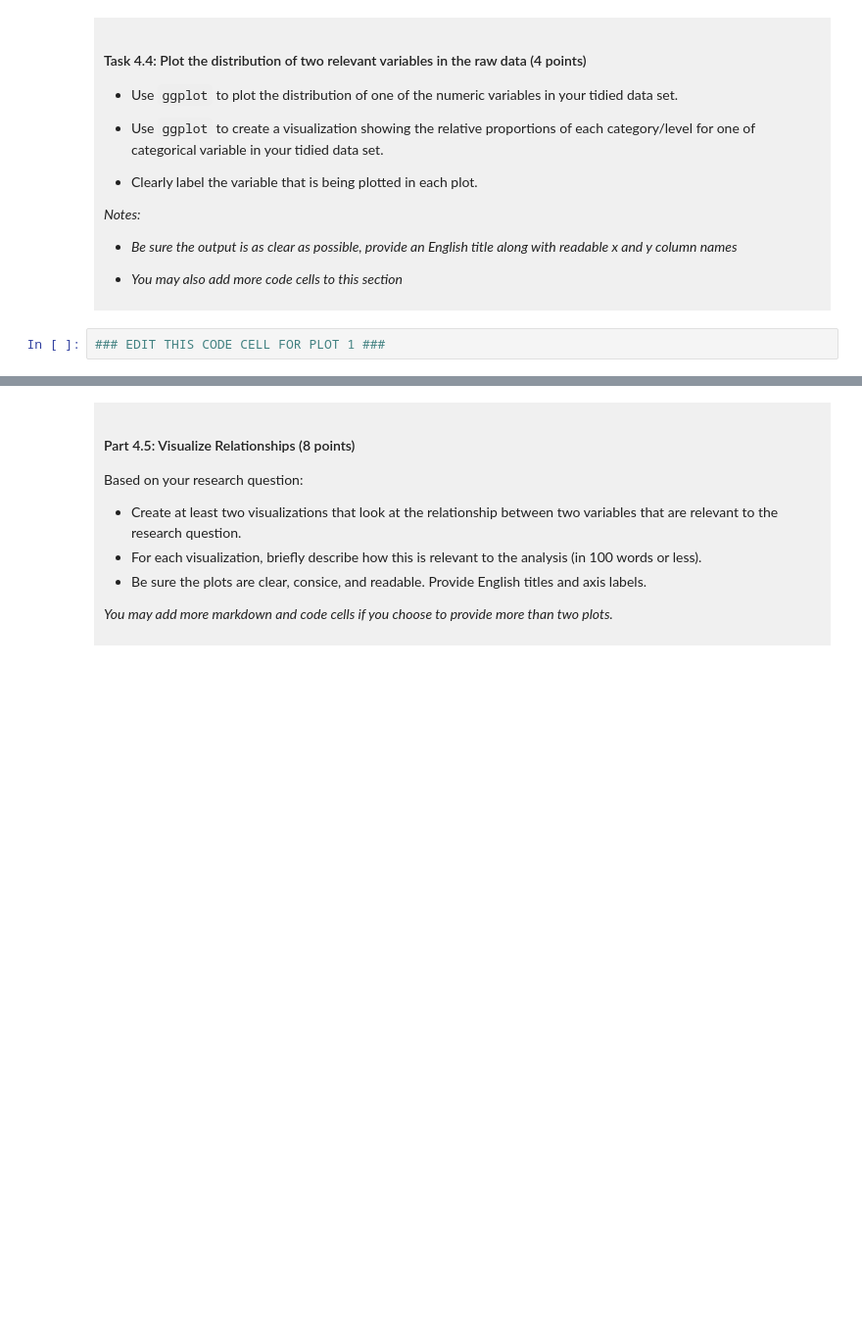
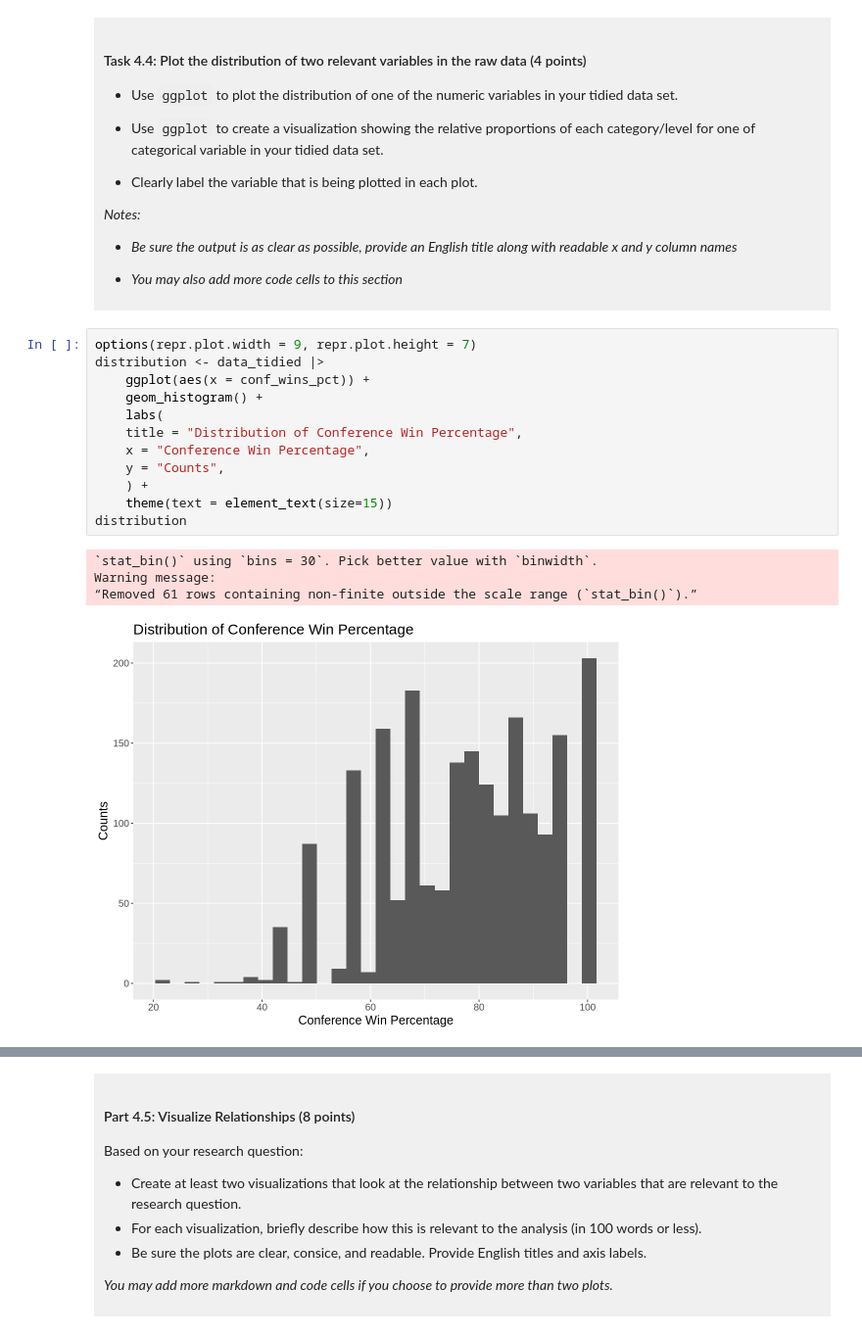
Before and after one commit to amyL126/dsci-100-project-amy-liang, a Jupyter notebook: dsci-100-project-notebook.ipynb, the cells around one changed output, grey strips where cells are left out. Shown at 98% size. Cells and saved outputs as stored; diff of their text form; blank space fills up the shorter version.

```diff
--- a/dsci-100-project-notebook.ipynb
+++ b/dsci-100-project-notebook.ipynb
@@ -295,5 +362,20 @@ You will refine your research question (if needed) and produce a tidy data set.
 
 </div>
 # %%
-### EDIT THIS CODE CELL FOR PLOT 1 ###
+options(repr.plot.width = 9, repr.plot.height = 7)
+distribution <- data_tidied |>
+    ggplot(aes(x = conf_wins_pct)) +
+    geom_histogram() +
+    labs(
+    title = "Distribution of Conference Win Percentage",
+    x = "Conference Win Percentage",
+    y = "Counts",
+    ) +
+    theme(text = element_text(size=15))
+distribution
+# %% [output]
+`stat_bin()` using `bins = 30`. Pick better value with `binwidth`.
+Warning message:
+“Removed 61 rows containing non-finite outside the scale range (`stat_bin()`).”
+[figure, added]
 # %%
```
Also changed, not shown: parts of 15 cells of this notebook.
